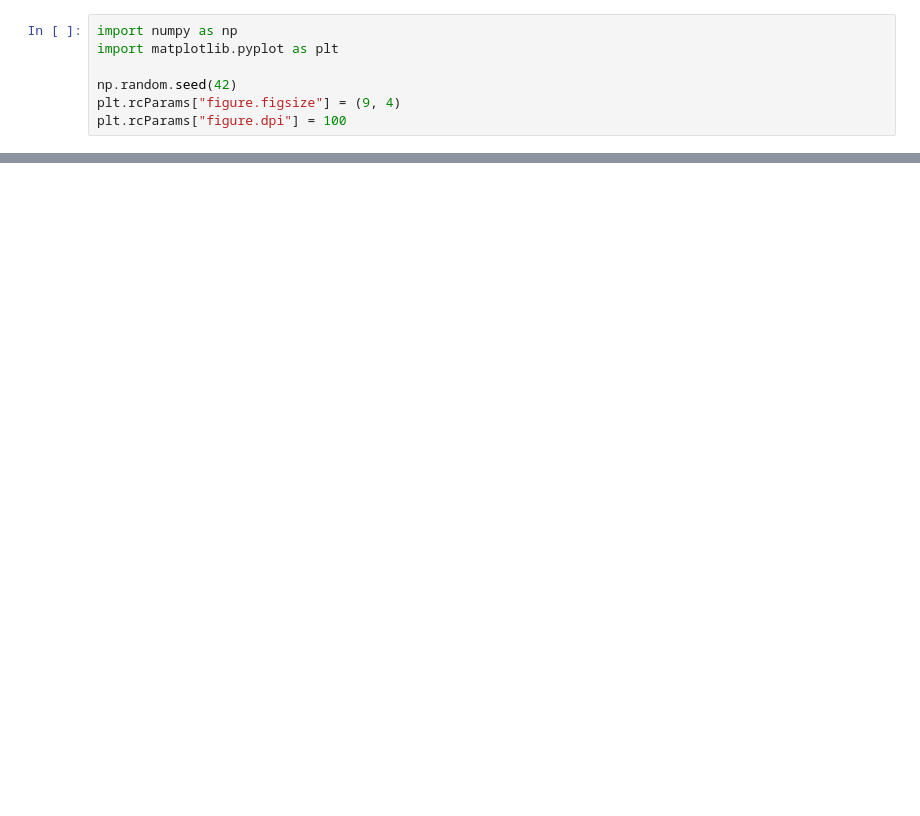
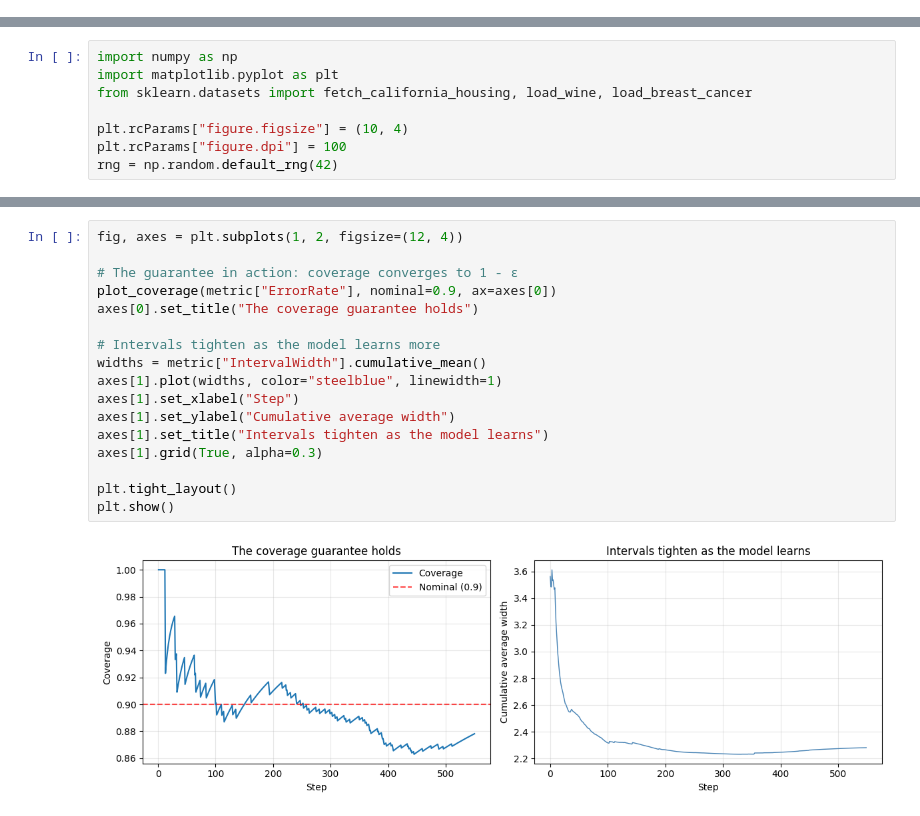
Before and after one commit to egonmedhatten/online-cp, a Jupyter notebook: notebooks/tutorial.ipynb, the cells around one changed output, grey strips where cells are left out. Saved outputs shown, nothing was run; the diff lists cells and outputs as text; blank space fills up the shorter version.

```diff
--- a/notebooks/tutorial.ipynb
+++ b/notebooks/tutorial.ipynb
@@ -21,7 +0,0 @@ The `online-cp` package implements these methods in a fully **online** setting:
-# %%
-import numpy as np
-import matplotlib.pyplot as plt
-
-np.random.seed(42)
-plt.rcParams["figure.figsize"] = (9, 4)
-plt.rcParams["figure.dpi"] = 100
@@ -908,0 +16,8 @@ print(metric)
+# %%
+import numpy as np
+import matplotlib.pyplot as plt
+from sklearn.datasets import fetch_california_housing, load_wine, load_breast_cancer
+
+plt.rcParams["figure.figsize"] = (10, 4)
+plt.rcParams["figure.dpi"] = 100
+rng = np.random.default_rng(42)
@@ -908,0 +56,19 @@ print(metric)
+# %%
+fig, axes = plt.subplots(1, 2, figsize=(12, 4))
+
+# The guarantee in action: coverage converges to 1 - ε
+plot_coverage(metric["ErrorRate"], nominal=0.9, ax=axes[0])
+axes[0].set_title("The coverage guarantee holds")
+
+# Intervals tighten as the model learns more
+widths = metric["IntervalWidth"].cumulative_mean()
+axes[1].plot(widths, color="steelblue", linewidth=1)
+axes[1].set_xlabel("Step")
+axes[1].set_ylabel("Cumulative average width")
+axes[1].set_title("Intervals tighten as the model learns")
+axes[1].grid(True, alpha=0.3)
+
+plt.tight_layout()
+plt.show()
+# %% [output]
+[figure, added]
```
Also changed, not shown: parts of 84 cells of this notebook, 7 other files.
